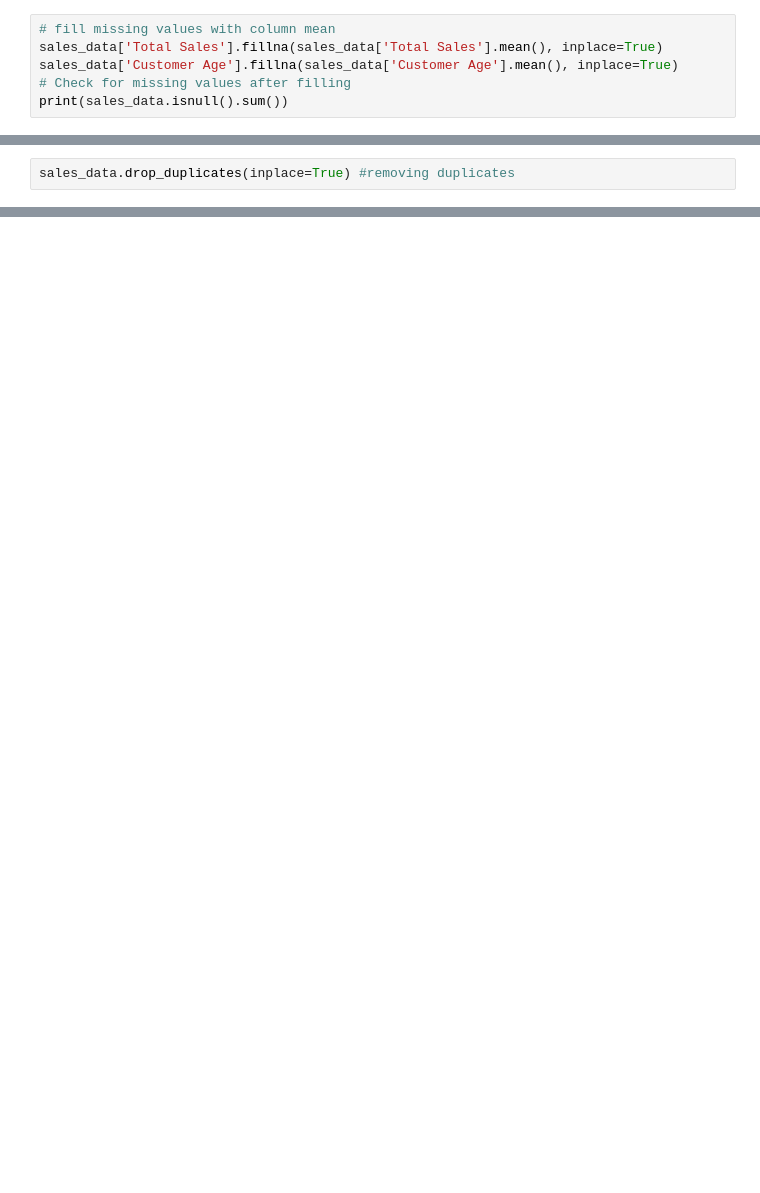
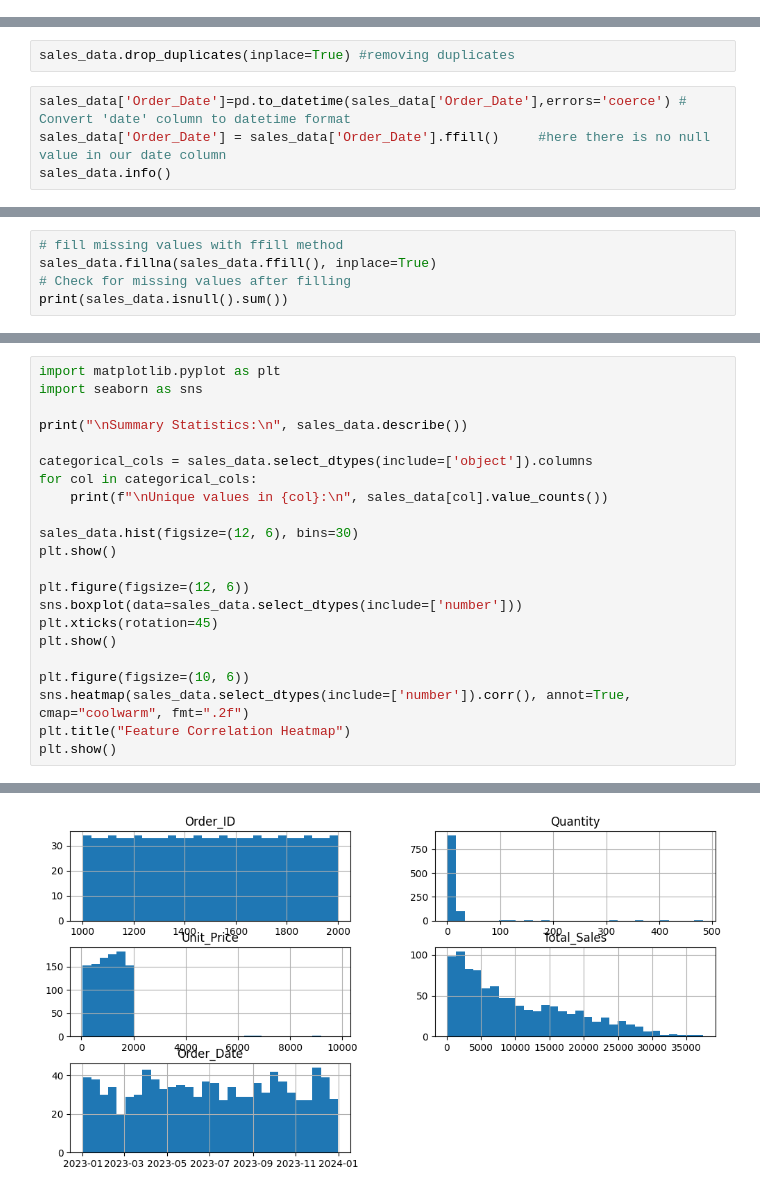
Before and after one commit to vigneshvungarala/sales_Analyzer, a Jupyter notebook: Sales_Data_Analyzer.ipynb, the cells around one changed output, grey strips where cells are left out. Saved outputs shown, nothing was run; the diff lists cells and outputs as text; blank space fills up the shorter version.

```diff
--- a/Sales_Data_Analyzer.ipynb
+++ b/Sales_Data_Analyzer.ipynb
@@ -83,7 +70 @@ sales_data.isna().sum() #check for missing values
 dtype: int64
-# %%
-# fill missing values with column mean
-sales_data['Total Sales'].fillna(sales_data['Total Sales'].mean(), inplace=True)
-sales_data['Customer Age'].fillna(sales_data['Customer Age'].mean(), inplace=True)
-# Check for missing values after filling
-print(sales_data.isnull().sum())
@@ -112,2 +71,6 @@ For example, when doing 'df[col].method(value, inplace=True)', try using 'df.met
 # %%
 sales_data.drop_duplicates(inplace=True) #removing duplicates
+# %%
+sales_data['Order_Date']=pd.to_datetime(sales_data['Order_Date'],errors='coerce') # Convert 'date' column to datetime format
+sales_data['Order_Date'] = sales_data['Order_Date'].ffill()     #here there is no null value in our date column
+sales_data.info()
@@ -113,0 +95,5 @@ sales_data.drop_duplicates(inplace=True) #removing duplicates
+# %%
+# fill missing values with ffill method
+sales_data.fillna(sales_data.ffill(), inplace=True)
+# Check for missing values after filling
+print(sales_data.isnull().sum())
@@ -113,0 +126,23 @@ sales_data.drop_duplicates(inplace=True) #removing duplicates
+# %%
+import matplotlib.pyplot as plt
+import seaborn as sns
+
+print("\nSummary Statistics:\n", sales_data.describe())
+
+categorical_cols = sales_data.select_dtypes(include=['object']).columns
+for col in categorical_cols:
+    print(f"\nUnique values in {col}:\n", sales_data[col].value_counts())
+
+sales_data.hist(figsize=(12, 6), bins=30)
+plt.show()
+
+plt.figure(figsize=(12, 6))
+sns.boxplot(data=sales_data.select_dtypes(include=['number']))
+plt.xticks(rotation=45)
+plt.show()
+
+plt.figure(figsize=(10, 6))
+sns.heatmap(sales_data.select_dtypes(include=['number']).corr(), annot=True, cmap="coolwarm", fmt=".2f")
+plt.title("Feature Correlation Heatmap")
+plt.show()
+# %% [output]
@@ -113,0 +166 @@ sales_data.drop_duplicates(inplace=True) #removing duplicates
+[figure, added]
```
Also changed, not shown: parts of 13 cells of this notebook.
